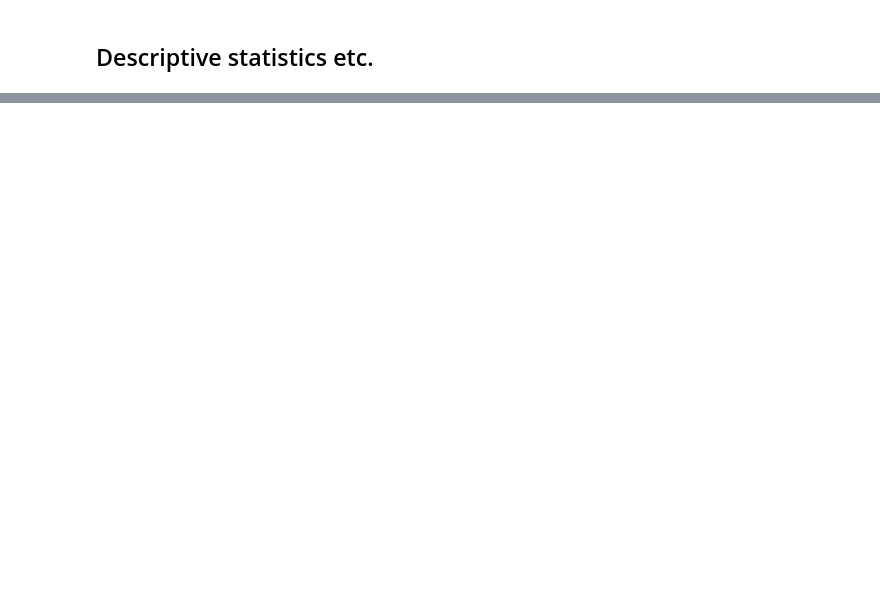
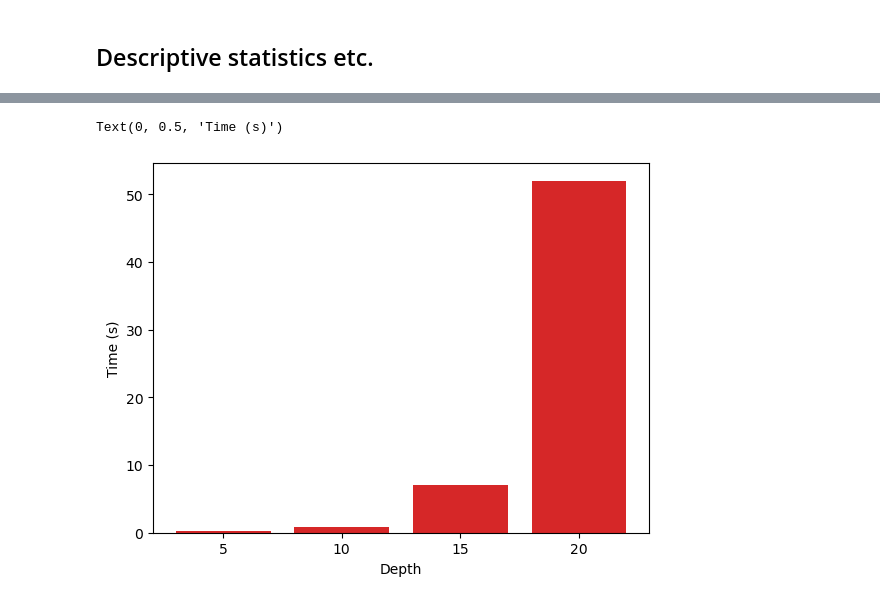
Before and after one commit to emmapbingham/chessdb, a Jupyter notebook: query.ipynb, the cells around one changed output, grey strips where cells are left out. Saved outputs shown, nothing was run; the diff lists cells and outputs as text; code cells hidden in the pictures; blank space fills up the shorter version.

```diff
--- a/query.ipynb
+++ b/query.ipynb
@@ -160,0 +228,10 @@ Name: count, dtype: int64
+# %%
+fig, ax = plt.subplots()
+for i, depth in enumerate(depths):
+    ax.bar([str(d) for d in depths], times)
+# ax.legend()
+ax.set_xlabel("Depth")
+ax.set_ylabel("Time (s)")
+# %% [output]
+Text(0, 0.5, 'Time (s)')
+[figure, added]
```
Also changed, not shown: parts of 34 cells of this notebook.
